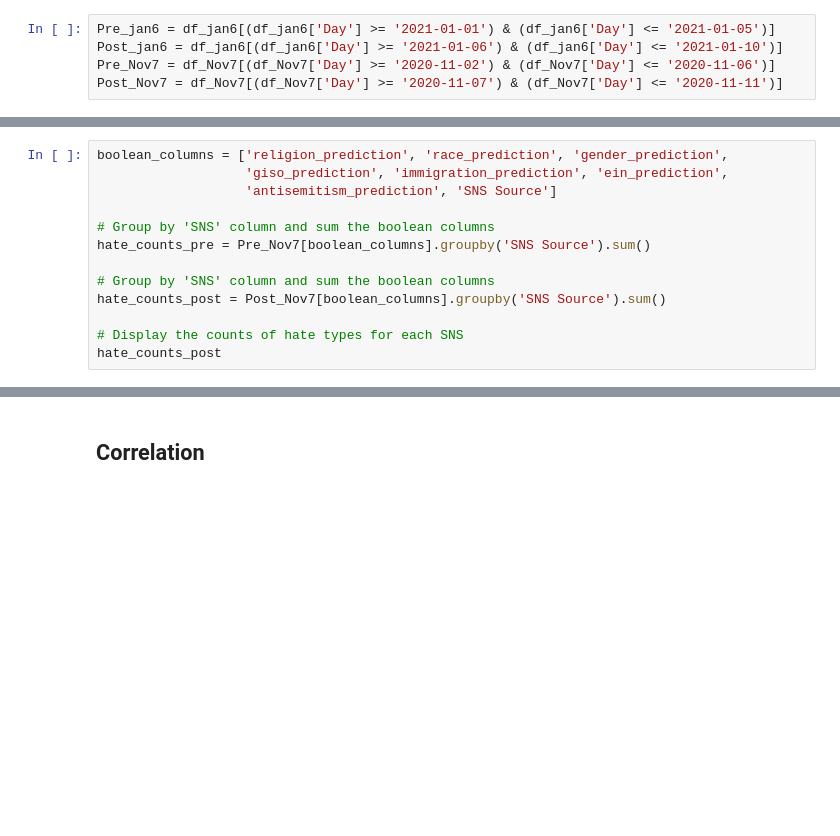
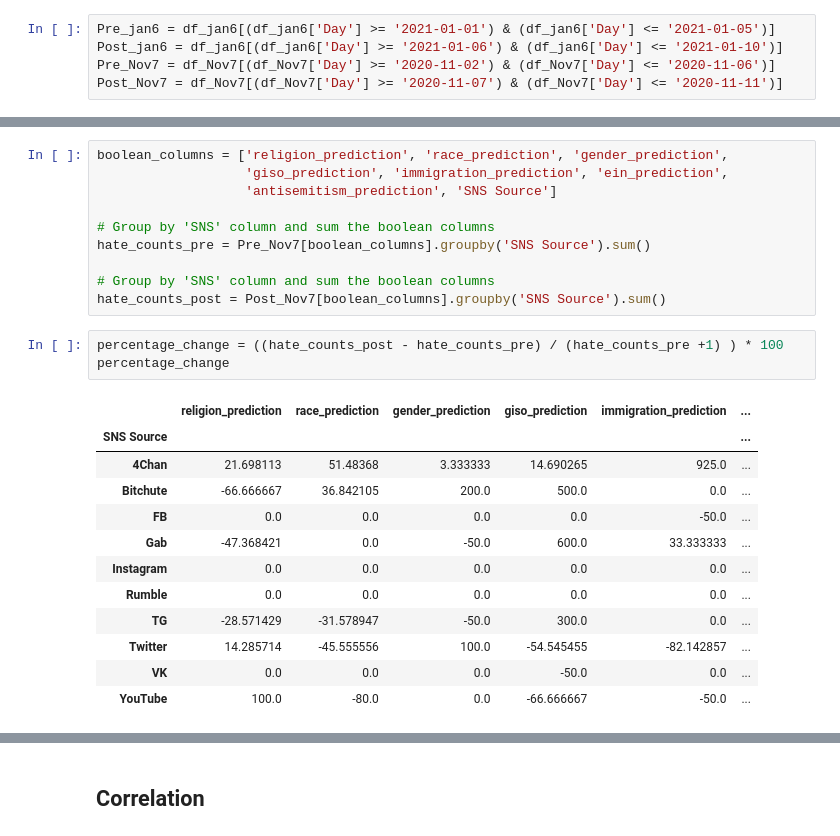
Before and after one commit to averma1010/Capstone_Akshay, a Jupyter notebook: code/component/Data_Analysis_Notebook.ipynb, the cells around one changed output, grey strips where cells are left out. Saved outputs shown, nothing was run; the diff lists cells and outputs as text; blank space fills up the shorter version.

```diff
--- a/code/component/Data_Analysis_Notebook.ipynb
+++ b/code/component/Data_Analysis_Notebook.ipynb
@@ -425,6 +383,19 @@ hate_counts_pre = Pre_Nov7[boolean_columns].groupby('SNS Source').sum()
 
 # Group by 'SNS' column and sum the boolean columns
 hate_counts_post = Post_Nov7[boolean_columns].groupby('SNS Source').sum()
-
-# Display the counts of hate types for each SNS
-hate_counts_post
+# %%
+percentage_change = ((hate_counts_post - hate_counts_pre) / (hate_counts_pre +1) ) * 100
+percentage_change
+# %% [output]
+|  | religion_prediction | race_prediction | gender_prediction | giso_prediction | immigration_prediction | ... |
+| SNS Source |  |  |  |  |  | ... |
+| 4Chan | 21.698113 | 51.48368 | 3.333333 | 14.690265 | 925.0 | ... |
+| Bitchute | -66.666667 | 36.842105 | 200.0 | 500.0 | 0.0 | ... |
+| FB | 0.0 | 0.0 | 0.0 | 0.0 | -50.0 | ... |
+| Gab | -47.368421 | 0.0 | -50.0 | 600.0 | 33.333333 | ... |
+| Instagram | 0.0 | 0.0 | 0.0 | 0.0 | 0.0 | ... |
+| Rumble | 0.0 | 0.0 | 0.0 | 0.0 | 0.0 | ... |
+| TG | -28.571429 | -31.578947 | -50.0 | 300.0 | 0.0 | ... |
+| Twitter | 14.285714 | -45.555556 | 100.0 | -54.545455 | -82.142857 | ... |
+| VK | 0.0 | 0.0 | 0.0 | -50.0 | 0.0 | ... |
+| YouTube | 100.0 | -80.0 | 0.0 | -66.666667 | -50.0 | ... |
```
Also changed, not shown: parts of 23 cells of this notebook.
